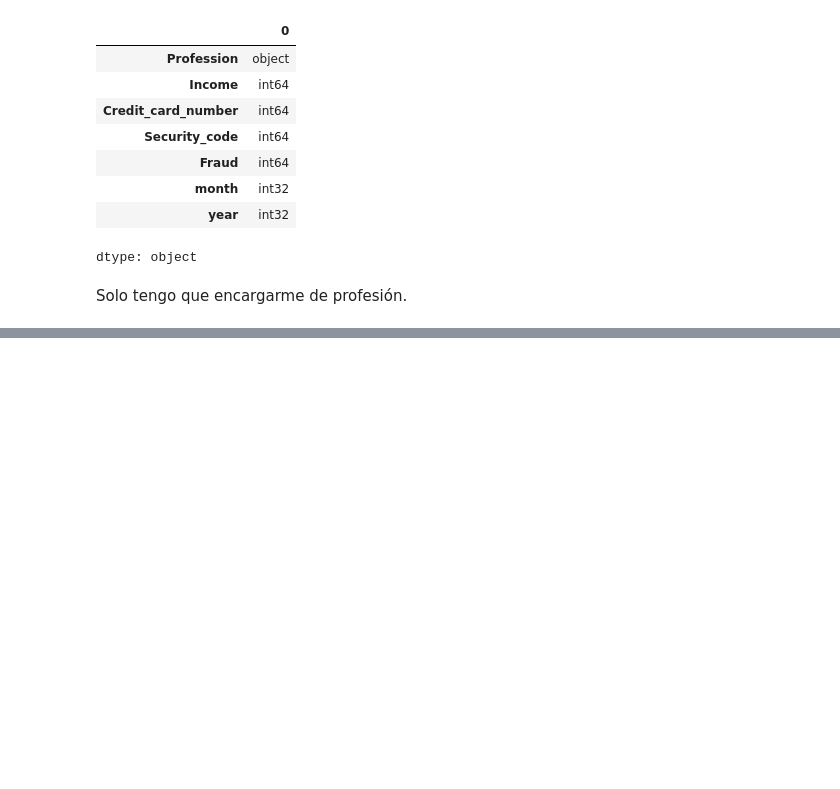
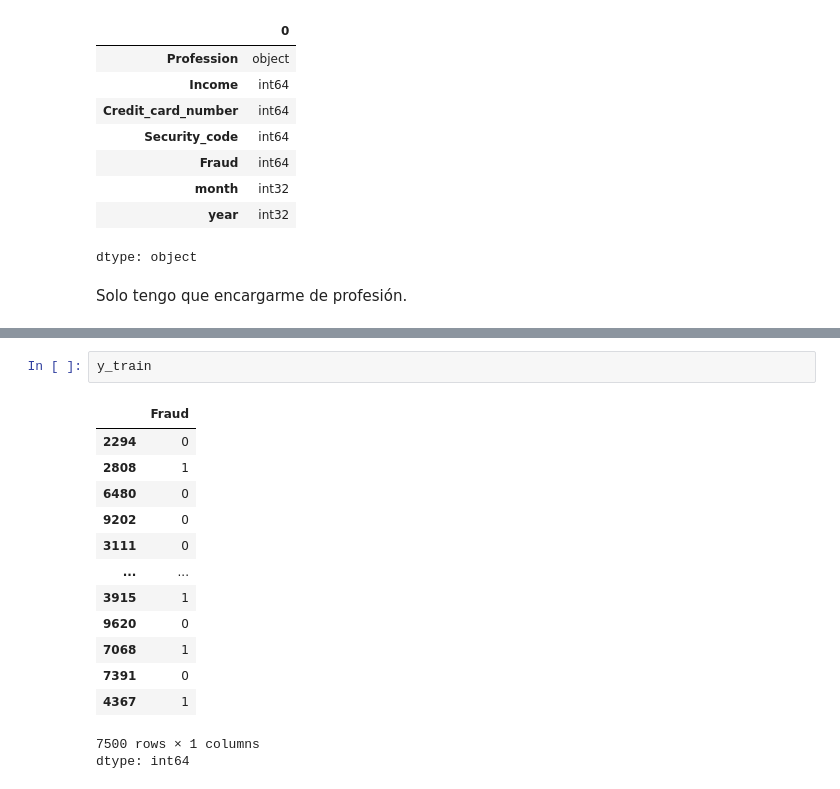
Before and after one commit to VaninaBlas/Fraud-Detection, a Jupyter notebook: Fraud_Detection.ipynb, the cells around one changed output, grey strips where cells are left out. Drawn from its saved outputs; the diff is of its cells as text; blank space fills up the shorter version.

```diff
--- a/Fraud_Detection.ipynb
+++ b/Fraud_Detection.ipynb
@@ -286,0 +377,17 @@ Solo tengo que encargarme de profesión.
+# %%
+y_train
+# %% [output]
+|  | Fraud |
+| 2294 | 0 |
+| 2808 | 1 |
+| 6480 | 0 |
+| 9202 | 0 |
+| 3111 | 0 |
+| ... | ... |
+| 3915 | 1 |
+| 9620 | 0 |
+| 7068 | 1 |
+| 7391 | 0 |
+| 4367 | 1 |
+7500 rows × 1 columns
+dtype: int64
```
Also changed, not shown: parts of 37 cells of this notebook.
